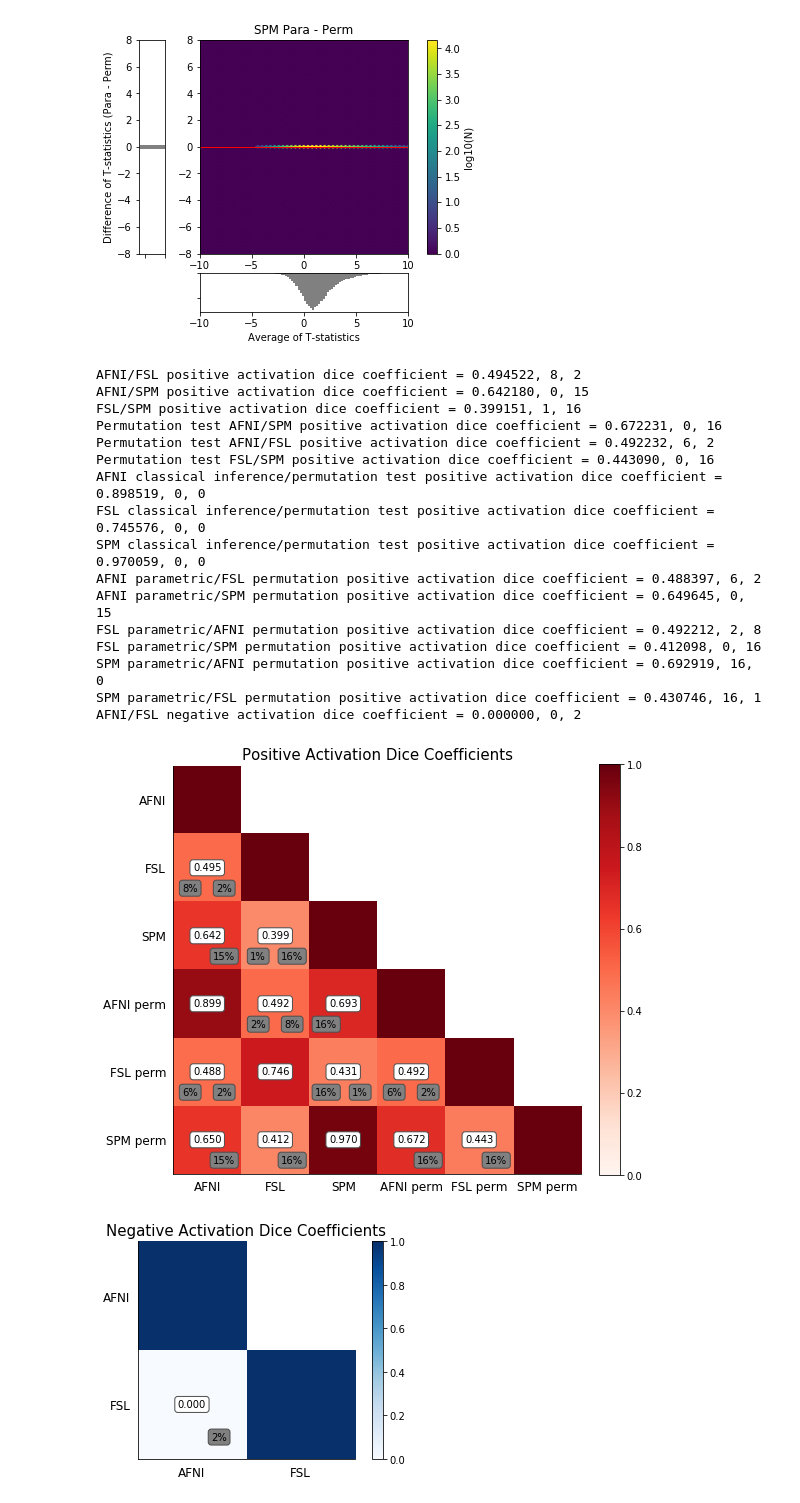
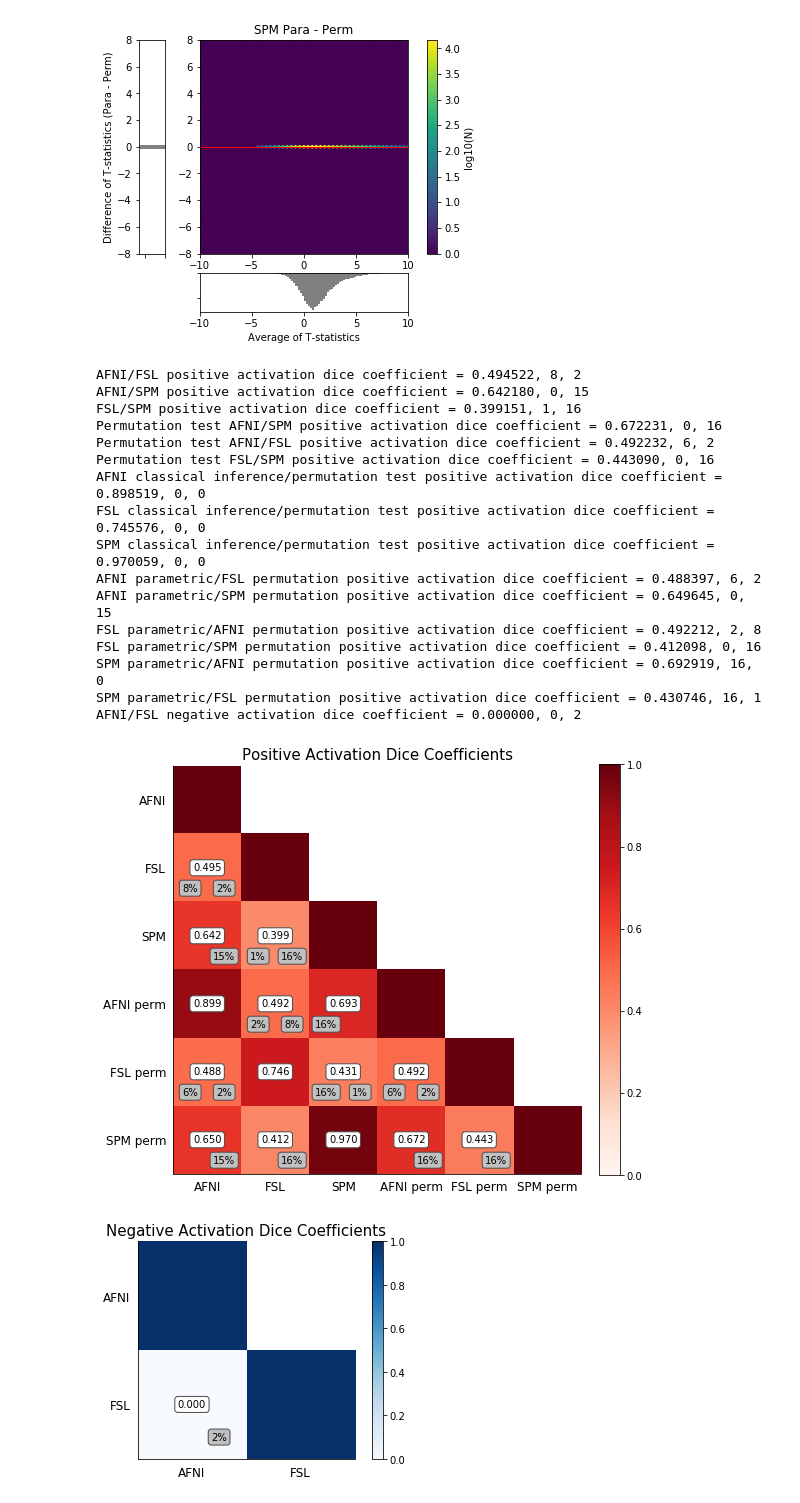
Before and after one commit to NISOx-BDI/Software_Comparison, a Jupyter notebook: figures/ds109_notebook.ipynb, the cells around one changed output. Saved outputs shown, nothing was run; the diff lists cells and outputs as text; code cells hidden in the pictures.

Commit message:
New dice plots with lighter percent spill over boxes

```diff
--- a/figures/ds109_notebook.ipynb
+++ b/figures/ds109_notebook.ipynb
@@ -228,30 +228,31 @@ bland_altman.bland_altman_intra('Bland-Altman Plots: Parametric vs Permutation',
 [figure]
 # %%
 from lib import dice
+reload(dice)
 dice.dice(afni_exc_set_file, spm_exc_set_file,
          afni_perm_pos_exc, spm_perm_pos_exc,
          afni_exc_set_file_neg, spm_exc_set_file_neg,
          fsl_exc_set_file, fsl_exc_set_file_neg,
          fsl_perm_pos_exc, study=study,
          afni_stat_file=afni_stat_file, fsl_stat_file=fsl_stat_file, spm_stat_file=spm_stat_file,
          afni_perm=afni_perm, fsl_perm=fsl_perm, spm_perm=spm_perm,
          )
 # %% [output]
 AFNI/FSL positive activation dice coefficient = 0.494522, 8, 2
 AFNI/SPM positive activation dice coefficient = 0.642180, 0, 15
 FSL/SPM positive activation dice coefficient = 0.399151, 1, 16
 Permutation test AFNI/SPM positive activation dice coefficient = 0.672231, 0, 16
 Permutation test AFNI/FSL positive activation dice coefficient = 0.492232, 6, 2
 Permutation test FSL/SPM positive activation dice coefficient = 0.443090, 0, 16
 AFNI classical inference/permutation test positive activation dice coefficient = 0.898519, 0, 0
 FSL classical inference/permutation test positive activation dice coefficient = 0.745576, 0, 0
 SPM classical inference/permutation test positive activation dice coefficient = 0.970059, 0, 0
 AFNI parametric/FSL permutation positive activation dice coefficient = 0.488397, 6, 2
 AFNI parametric/SPM permutation positive activation dice coefficient = 0.649645, 0, 15
 FSL parametric/AFNI permutation positive activation dice coefficient = 0.492212, 2, 8
 FSL parametric/SPM permutation positive activation dice coefficient = 0.412098, 0, 16
 SPM parametric/AFNI permutation positive activation dice coefficient = 0.692919, 16, 0
 SPM parametric/FSL permutation positive activation dice coefficient = 0.430746, 16, 1
 AFNI/FSL negative activation dice coefficient = 0.000000, 0, 2
-[figure, old version]
+[figure, new version]
-[figure, old version]
+[figure, new version]
```
Also changed, not shown: 8 other files.
